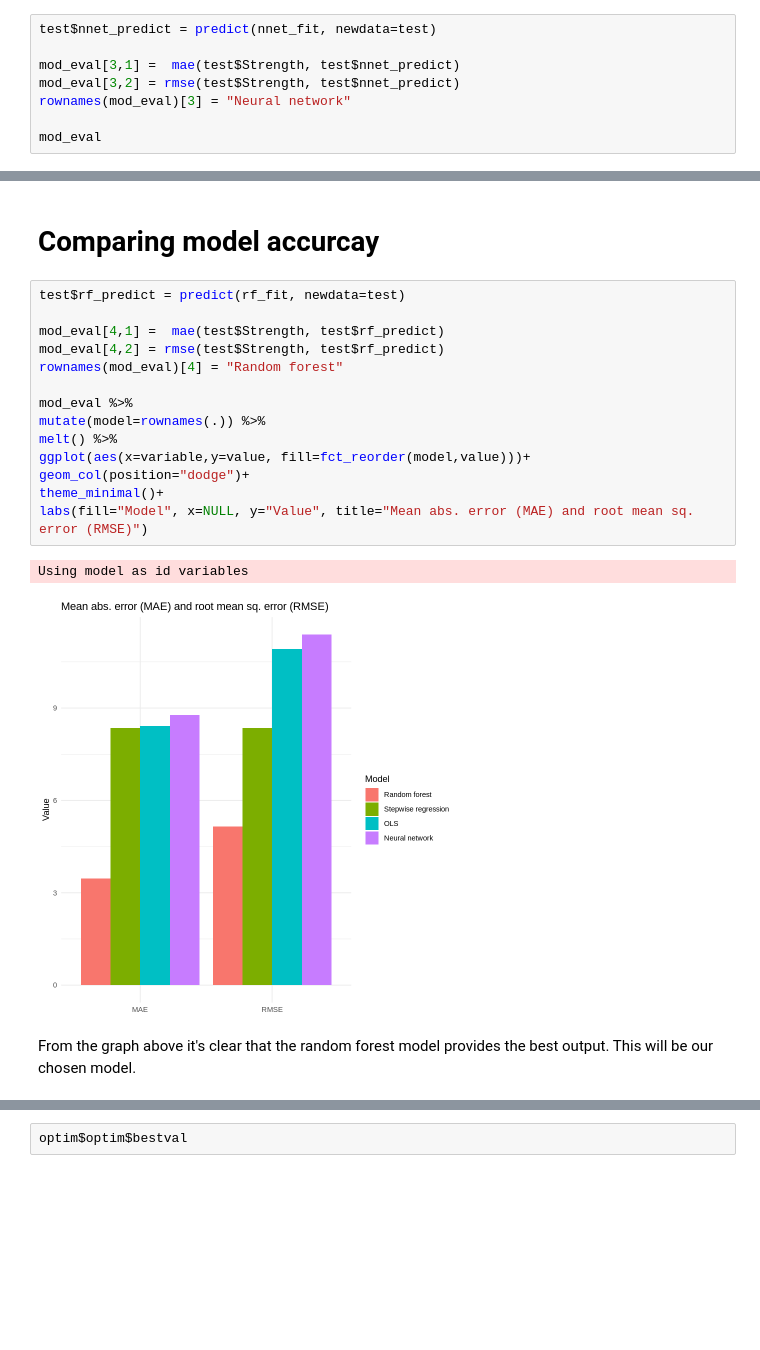
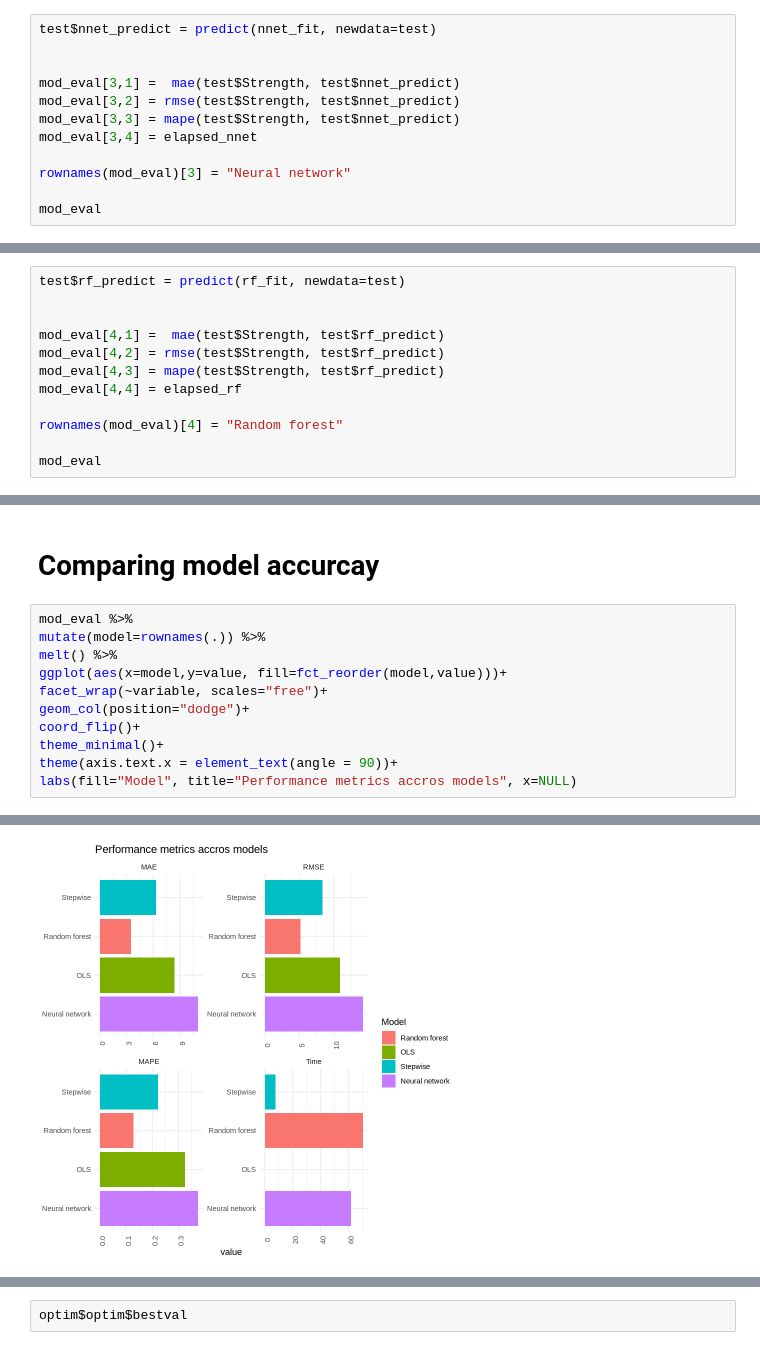
Before and after one commit to karl-karlsson/notebooks, a Jupyter notebook: concrete.ipynb, the cells around one changed output, grey strips where cells are left out. Drawn from its saved outputs; the diff is of its cells as text; blank space fills up the shorter version.

```diff
--- a/concrete.ipynb
+++ b/concrete.ipynb
@@ -342,8 +384,12 @@ The final value used for the model was size = 8.
 # %%
 test$nnet_predict = predict(nnet_fit, newdata=test)
 
+
 mod_eval[3,1] =  mae(test$Strength, test$nnet_predict)
 mod_eval[3,2] = rmse(test$Strength, test$nnet_predict)
+mod_eval[3,3] = mape(test$Strength, test$nnet_predict)
+mod_eval[3,4] = elapsed_nnet
+
 rownames(mod_eval)[3] = "Neural network"
 
 mod_eval
@@ -399,0 +448,12 @@ plot(rf_fit)
+# %%
+test$rf_predict = predict(rf_fit, newdata=test)
+
+
+mod_eval[4,1] =  mae(test$Strength, test$rf_predict)
+mod_eval[4,2] = rmse(test$Strength, test$rf_predict)
+mod_eval[4,3] = mape(test$Strength, test$rf_predict)
+mod_eval[4,4] = elapsed_rf
+
+rownames(mod_eval)[4] = "Random forest"
+
+mod_eval
@@ -400,21 +468,14 @@ plot(rf_fit)
 # %% [markdown]
 # Comparing model accurcay
-# %%
-test$rf_predict = predict(rf_fit, newdata=test)
-
-mod_eval[4,1] =  mae(test$Strength, test$rf_predict)
-mod_eval[4,2] = rmse(test$Strength, test$rf_predict)
-rownames(mod_eval)[4] = "Random forest"
-
-mod_eval %>%
-mutate(model=rownames(.)) %>%
-melt() %>%
-ggplot(aes(x=variable,y=value, fill=fct_reorder(model,value)))+
-geom_col(position="dodge")+
-theme_minimal()+
-labs(fill="Model", x=NULL, y="Value", title="Mean abs. error (MAE) and root mean sq. error (RMSE)")
-# %% [output]
-Using model as id variables
-[figure, removed]
-# %% [markdown]
-From the graph above it's clear that the random forest model provides the best output. This will be our chosen model.
+# %%
+mod_eval %>%
+mutate(model=rownames(.)) %>%
+melt() %>%
+ggplot(aes(x=model,y=value, fill=fct_reorder(model,value)))+
+facet_wrap(~variable, scales="free")+
+geom_col(position="dodge")+
+coord_flip()+
+theme_minimal()+
+theme(axis.text.x = element_text(angle = 90))+
+labs(fill="Model", title="Performance metrics accros models", x=NULL)
+# %% [output]
@@ -420,0 +486 @@ From the graph above it's clear that the random forest model provides the best o
+[figure, added]
```
Also changed, not shown: parts of 21 cells of this notebook.
